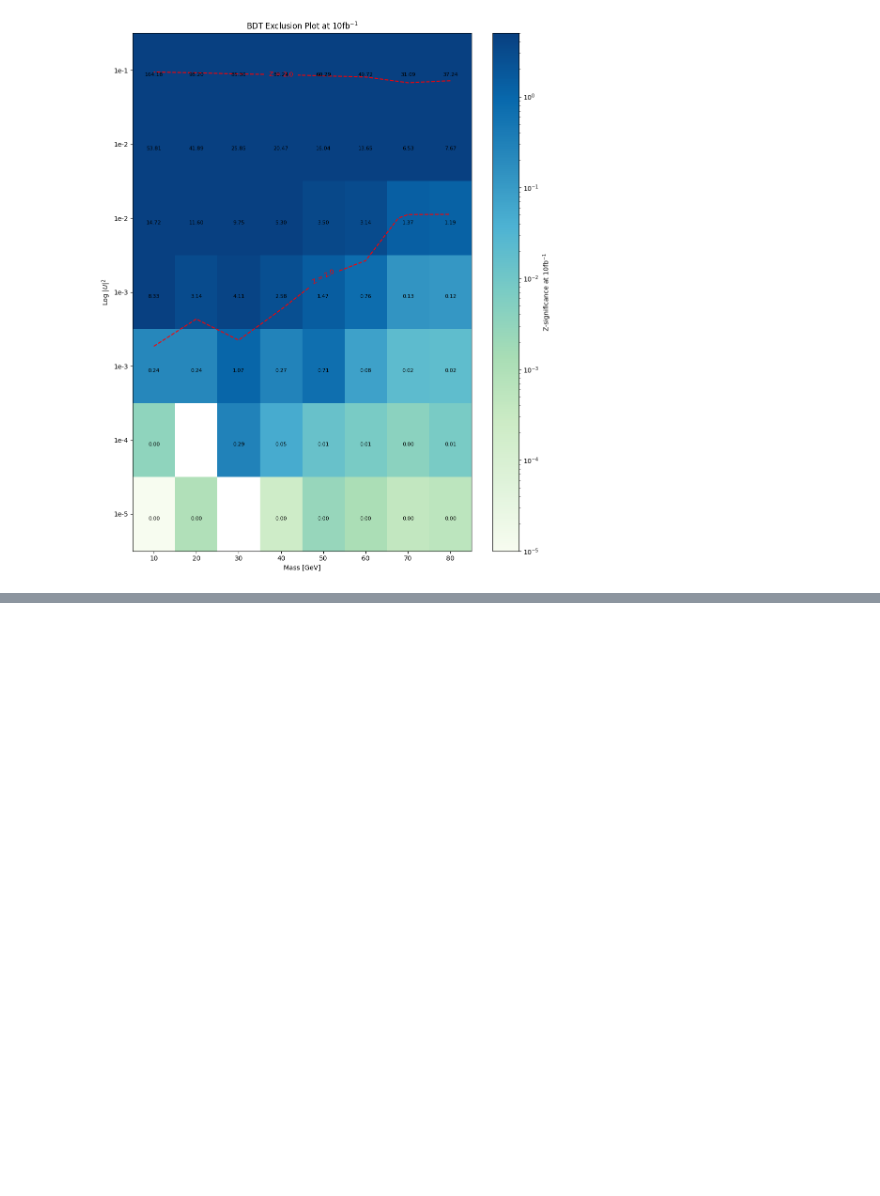
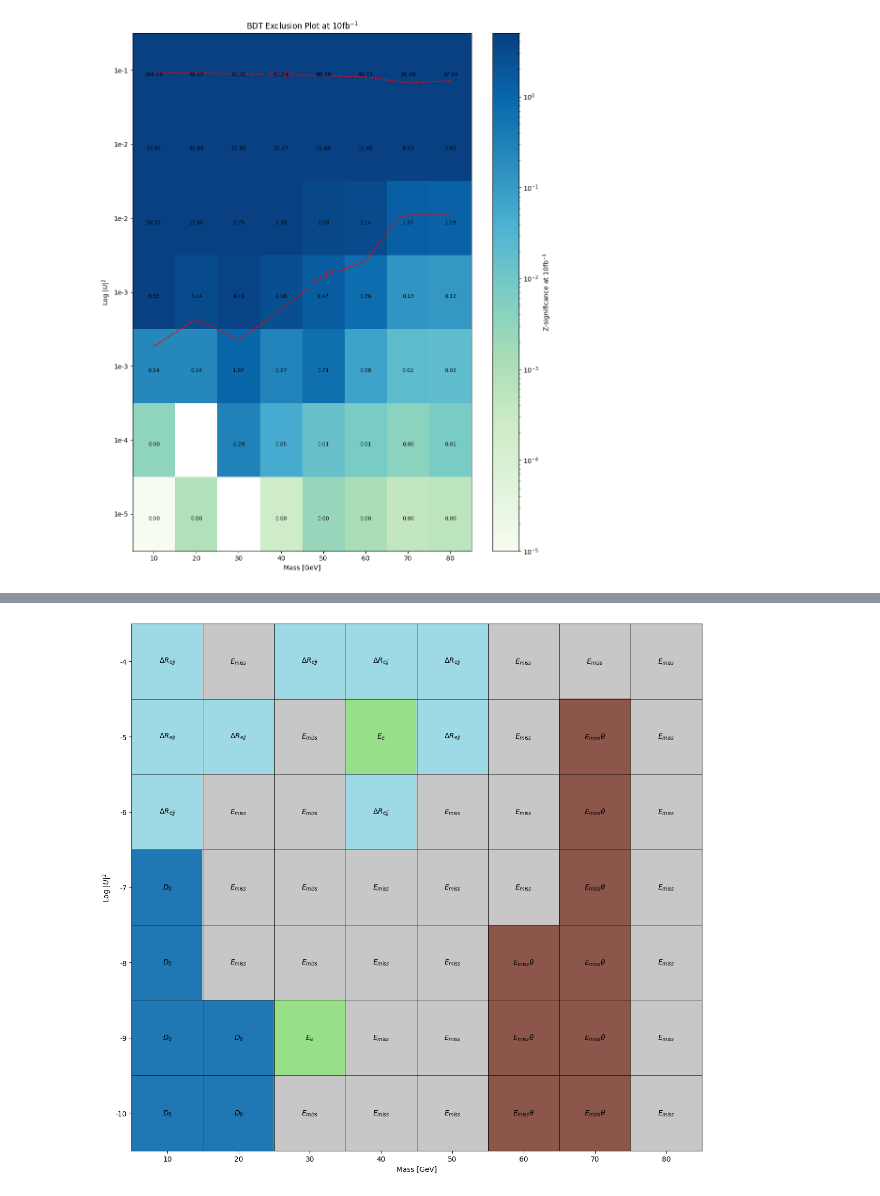
Before and after one commit to tomcritchley/FCCAnalyses_local, a Jupyter notebook: xgboost/xgboost_batch/plotting.ipynb, the cells around one changed output, grey strips where cells are left out. Drawn from its saved outputs; the diff is of its cells as text; code cells hidden in the pictures; blank space fills up the shorter version.

```diff
--- a/xgboost/xgboost_batch/plotting.ipynb
+++ b/xgboost/xgboost_batch/plotting.ipynb
@@ -408,7 +408,7 @@ masses = np.arange(10, 90, 10)  # Mass points from 10 to 80 GeV
 mixing_angles = ['-4', '-5', '-6', '-7', '-8', '-9', '-10']  # Mixing angles from 10^-4 to 10^-10
 
 important_features = [
-    [r'$\Delta R_{ejj}$', r'$\Delta \phi_{jj}$', r'$\Delta R_{ejj}$', r'$D_{0}$', r'$D_{0}$', r'$D_{0}$', r'$D_{0}$'],
+    [r'$\Delta R_{ejj}$', r'$\Delta R_{ejj}$', r'$\Delta R_{ejj}$', r'$D_{0}$', r'$D_{0}$', r'$D_{0}$', r'$D_{0}$'],
     [r'$E_{miss}$', r'$\Delta R_{ejj}$', r'$E_{miss}$', r'$E_{miss}$', r'$E_{miss}$', r'$D_{0}$', r'$D_{0}$'],
     [r'$\Delta R_{ejj}$', r'$E_{miss}$', r'$E_{miss}$', r'$E_{miss}$', r'$E_{miss}$', r'$E_{miss}$', r'$E_{miss}$'],
     [r'$\Delta R_{ejj}$', r'$E_{e}$', r'$\Delta R_{ejj}$', r'$E_{miss}$', r'$E_{miss}$', r'$E_{miss}$', r'$E_{miss}$'],
@@ -634,0 +582,55 @@ TypeError: histogram2d() got an unexpected keyword argument 'normed'
+# %%
+import matplotlib.pyplot as plt
+import numpy as np
+
+# Define mass points and mixing angles
+masses = np.arange(10, 90, 10)  # Mass points from 10 to 80 GeV
+mixing_angles = ['-4', '-5', '-6', '-7', '-8', '-9', '-10']  # Mixing angles from 10^-4 to 10^-10
+
+important_features = [
+    [r'$\Delta R_{ejj}$', r'$E_{miss}$', r'$\Delta R_{ejj}$', r'$\Delta R_{ejj}$', r'$\Delta R_{ejj}$', r'$E_{miss}$', r'$E_{miss}$', r'$E_{miss}$'],
+    [r'$\Delta R_{ejj}$', r'$\Delta R_{ejj}$', r'$E_{miss}$', r'$E_{e}$', r'$\Delta R_{ejj}$', r'$E_{miss}$', r'$E_{miss} \theta$', r'$E_{miss}$'],
+    [r'$\Delta R_{ejj}$', r'$E_{miss}$', r'$E_{miss}$', r'$\Delta R_{ejj}$', r'$E_{miss}$', r'$E_{miss}$', r'$E_{miss} \theta$', r'$E_{miss}$'],
+    [r'$D_{0}$', r'$E_{miss}$', r'$E_{miss}$', r'$E_{miss}$', r'$E_{miss}$', r'$E_{miss}$', r'$E_{miss} \theta$', r'$E_{miss}$'],
+    [r'$D_{0}$', r'$E_{miss}$', r'$E_{miss}$', r'$E_{miss}$', r'$E_{miss}$', r'$E_{miss} \theta$', r'$E_{miss} \theta$', r'$E_{miss}$'],
+    [r'$D_{0}$', r'$D_{0}$', r'$E_{e}$', r'$E_{miss}$', r'$E_{miss}$', r'$E_{miss} \theta$', r'$E_{miss} \theta$', r'$E_{miss}$'],
+    [r'$D_{0}$', r'$D_{0}$', r'$E_{miss}$', r'$E_{miss}$', r'$E_{miss}$', r'$E_{miss} \theta$', r'$E_{miss} \theta$', r'$E_{miss}$']
+]
+
+# Map each unique variable to a color
+unique_variables = np.unique(np.array(important_features))
+color_map = plt.get_cmap('tab20')
+colors = color_map(np.linspace(0, 1, len(unique_variables)))
+color_dict = dict(zip(unique_variables, colors))
+
+# Create a square heatmap plot
+fig, ax = plt.subplots(figsize=(12, 11))
+colors_grid = [[color_dict[var] for var in row] for row in important_features]
+im = ax.imshow(colors_grid, aspect='auto')  # Use variable-specific colors
+
+# Set ticks and labels
+ax.set_xticks(np.arange(len(masses)))
+ax.set_yticks(np.arange(len(mixing_angles)))
+ax.set_xticklabels([mass for mass in masses])
+ax.set_yticklabels([angle for angle in mixing_angles])
+
+# Add gridlines directly related to the tick marks
+ax.set_xticks(np.arange(len(masses) + 1) - 0.5, minor=True)
+ax.set_yticks(np.arange(len(mixing_angles) + 1) - 0.5, minor=True)
+ax.grid(which='minor', color='black', linestyle='-', linewidth=0.5)
+ax.tick_params(which="minor", size=0)  # Hide minor tick marks
+
+# Set axis labels
+ax.set_xlabel('Mass [GeV]')
+ax.set_ylabel(r'Log $|U|^2$')
+
+# Loop over data dimensions and create text annotations.
+for i in range(len(mixing_angles)):
+    for j in range(len(masses)):
+        ax.text(j, i, important_features[i][j],
+                ha="center", va="center", color="black")  # Use white text for visibility
+
+fig.tight_layout()
+plt.savefig(f"features_best.pdf")
+# %% [output]
+[figure, added]
```
Also changed, not shown: parts of 1 cell of this notebook.
